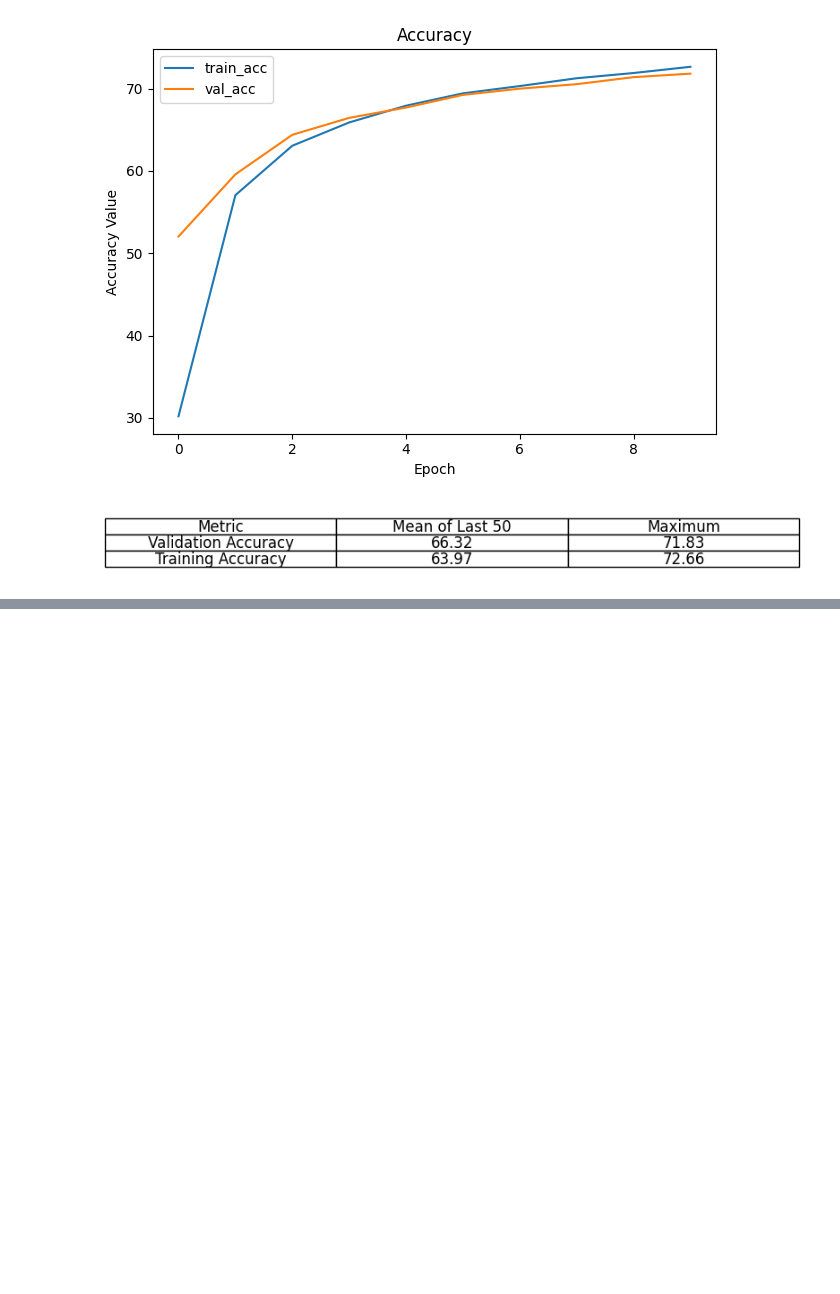
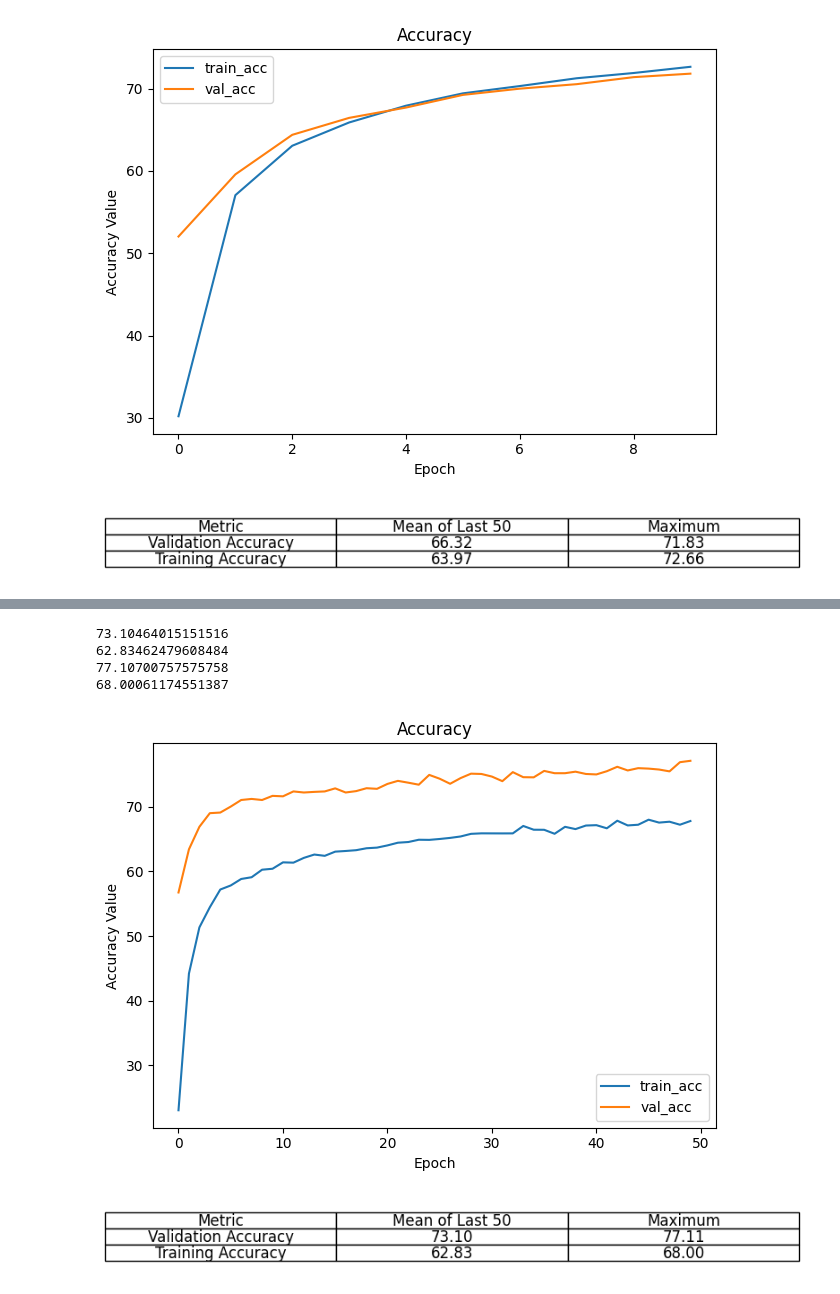
Before and after one commit to Anton123567/DL_UPC, a Jupyter notebook: Lab_02/create_plots.ipynb, the cells around one changed output, grey strips where cells are left out. Drawn from its saved outputs; the diff is of its cells as text; code cells hidden in the pictures; blank space fills up the shorter version.

```diff
--- a/Lab_02/create_plots.ipynb
+++ b/Lab_02/create_plots.ipynb
@@ -87,2 +87,11 @@ plot_res("finetuning_ResNet18/results_long.csv")
 [figure]
 [figure]
+# %%
+plot_res("finetuning_ResNet18/test2/results/results.csv")
+# %% [output]
+73.10464015151516
+62.83462479608484
+77.10700757575758
+68.00061174551387
+[figure, added]
+[figure, added]
```
Also changed, not shown: parts of 3 cells of this notebook, 16 other files.
